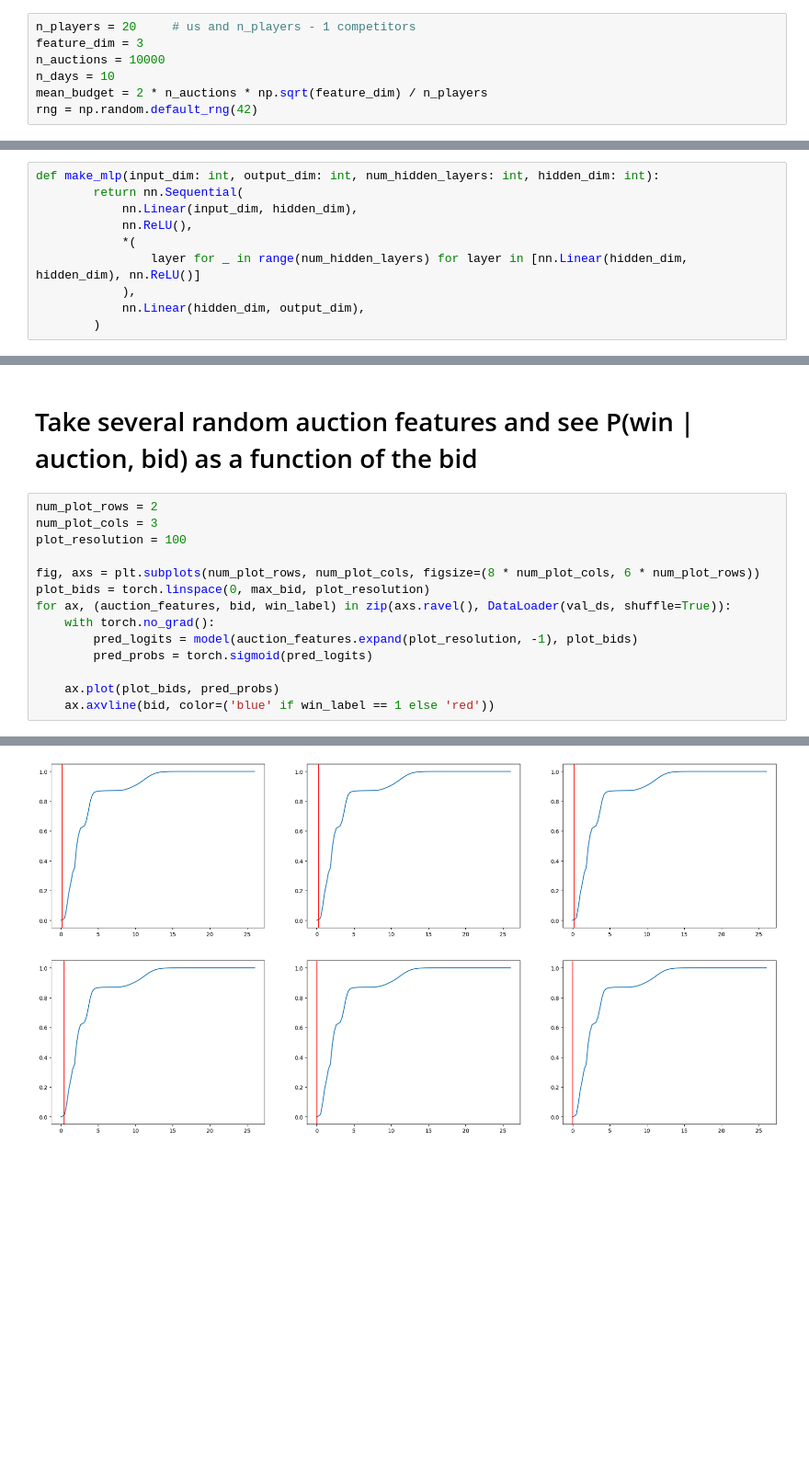
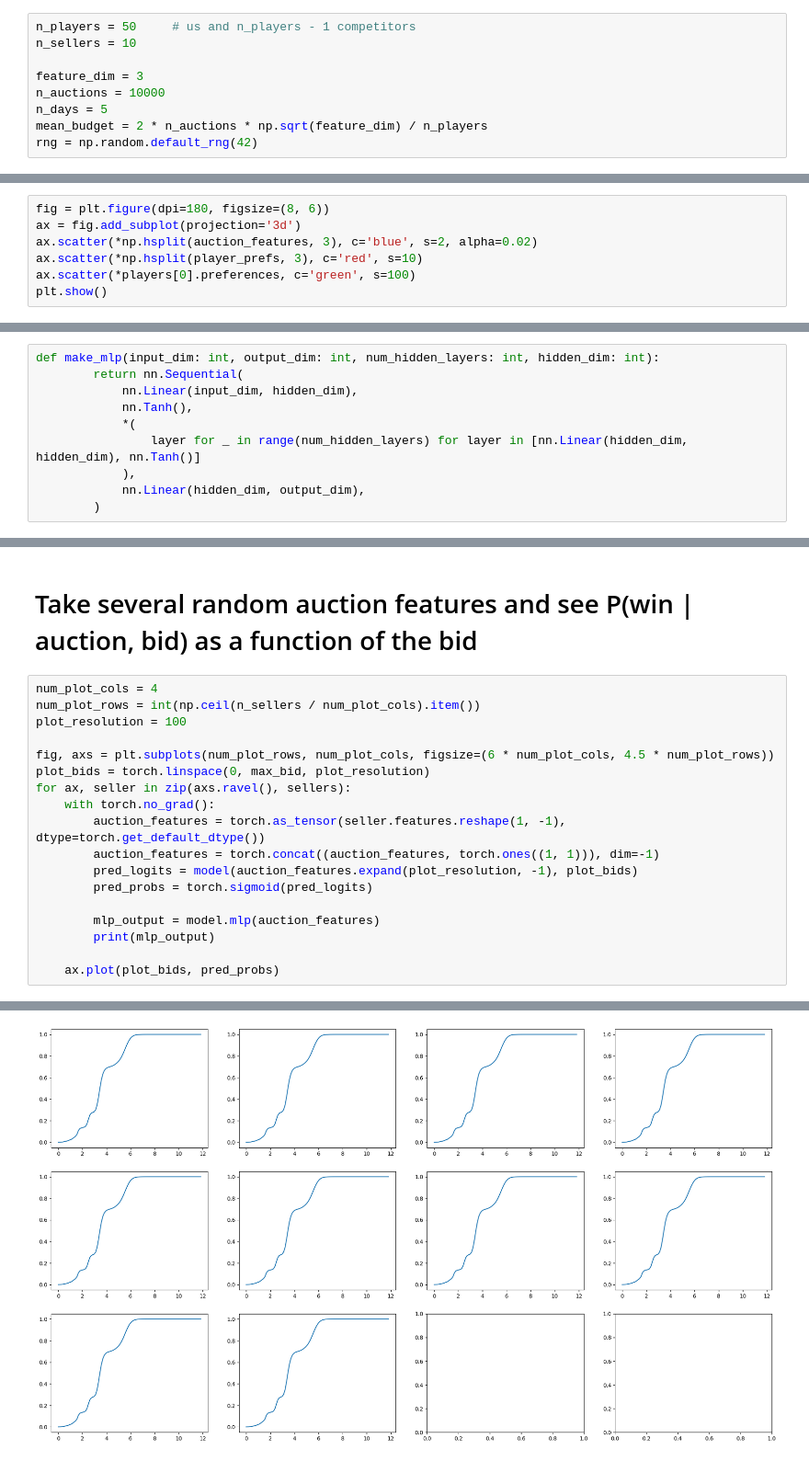
Before and after one commit to alexshtf/torchcurves, a Jupyter notebook: doc/source/examples/monotone_functions.ipynb, the cells around one changed output, grey strips where cells are left out. Shown at 92% size. Saved outputs shown, nothing was run; the diff lists cells and outputs as text; blank space fills up the shorter version.

```diff
--- a/doc/source/examples/monotone_functions.ipynb
+++ b/doc/source/examples/monotone_functions.ipynb
@@ -47,8 +62,10 @@ class Player:
 # %%
-n_players = 20     # us and n_players - 1 competitors
+n_players = 50     # us and n_players - 1 competitors
+n_sellers = 10
+
 feature_dim = 3
 n_auctions = 10000
-n_days = 10
+n_days = 5
 mean_budget = 2 * n_auctions * np.sqrt(feature_dim) / n_players
 rng = np.random.default_rng(42)
 # %%
@@ -81,2 +121,9 @@ X = np.hstack((auction_features, budget_fractions.reshape(-1, 1)))
 our_bids = np.asarray(our_bids)
 our_wins = np.asarray(our_wins)
+# %%
+fig = plt.figure(dpi=180, figsize=(8, 6))
+ax = fig.add_subplot(projection='3d')
+ax.scatter(*np.hsplit(auction_features, 3), c='blue', s=2, alpha=0.02)
+ax.scatter(*np.hsplit(player_prefs, 3), c='red', s=10)
+ax.scatter(*players[0].preferences, c='green', s=100)
+plt.show()
@@ -142,9 +201,9 @@ max_bid = np.max(our_bids).item()
 def make_mlp(input_dim: int, output_dim: int, num_hidden_layers: int, hidden_dim: int):
         return nn.Sequential(
             nn.Linear(input_dim, hidden_dim),
-            nn.ReLU(),
+            nn.Tanh(),
             *(
-                layer for _ in range(num_hidden_layers) for layer in [nn.Linear(hidden_dim, hidden_dim), nn.ReLU()]
+                layer for _ in range(num_hidden_layers) for layer in [nn.Linear(hidden_dim, hidden_dim), nn.Tanh()]
             ),
             nn.Linear(hidden_dim, output_dim),
         )
@@ -231,17 +290,21 @@ Epoch = 10, Loss = 0.1149, Valid Loss = 0.1112
 # %% [markdown]
 # Take several random auction features and see P(win | auction, bid) as a function of the bid
 # %%
-num_plot_rows = 2
-num_plot_cols = 3
+num_plot_cols = 4
+num_plot_rows = int(np.ceil(n_sellers / num_plot_cols).item())
 plot_resolution = 100
 
-fig, axs = plt.subplots(num_plot_rows, num_plot_cols, figsize=(8 * num_plot_cols, 6 * num_plot_rows))
+fig, axs = plt.subplots(num_plot_rows, num_plot_cols, figsize=(6 * num_plot_cols, 4.5 * num_plot_rows))
 plot_bids = torch.linspace(0, max_bid, plot_resolution)
-for ax, (auction_features, bid, win_label) in zip(axs.ravel(), DataLoader(val_ds, shuffle=True)):
+for ax, seller in zip(axs.ravel(), sellers):
     with torch.no_grad():
+        auction_features = torch.as_tensor(seller.features.reshape(1, -1), dtype=torch.get_default_dtype())
+        auction_features = torch.concat((auction_features, torch.ones((1, 1))), dim=-1)
         pred_logits = model(auction_features.expand(plot_resolution, -1), plot_bids)
         pred_probs = torch.sigmoid(pred_logits)
 
+        mlp_output = model.mlp(auction_features)
+        print(mlp_output)
+
     ax.plot(plot_bids, pred_probs)
-    ax.axvline(bid, color=('blue' if win_label == 1 else 'red'))
 # %% [output]
@@ -248 +328 @@ for ax, (auction_features, bid, win_label) in zip(axs.ravel(), DataLoader(val_ds
-[figure, old version]
+[figure, new version]
```
Also changed, not shown: parts of 12 cells of this notebook.
